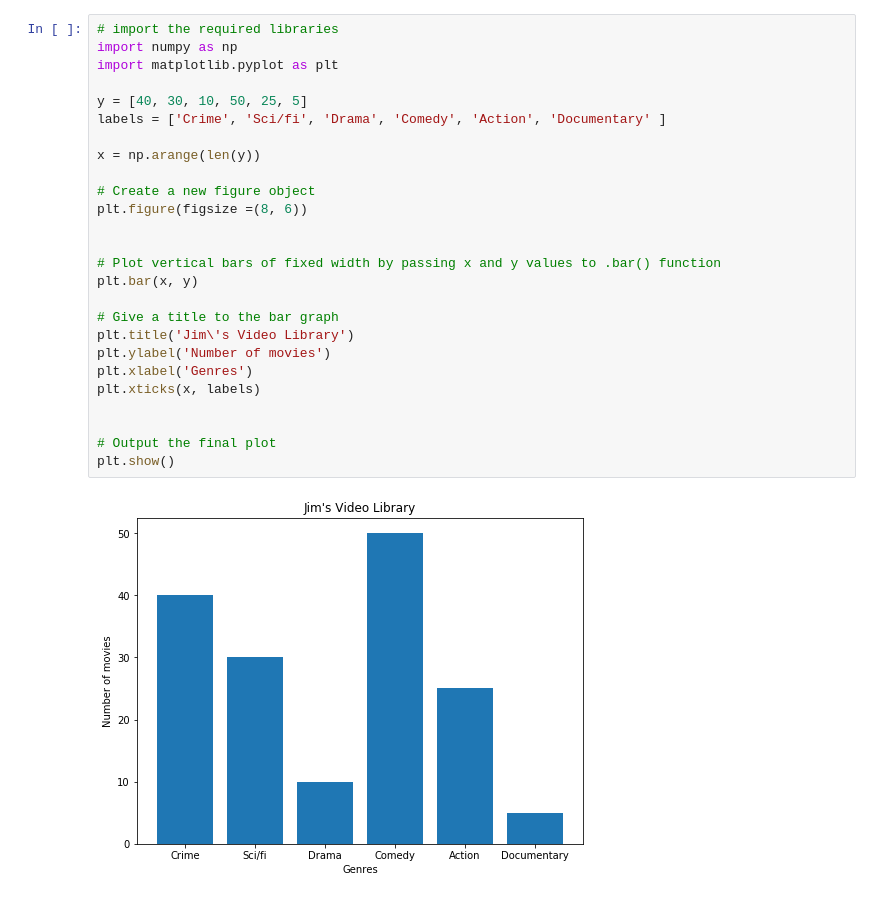
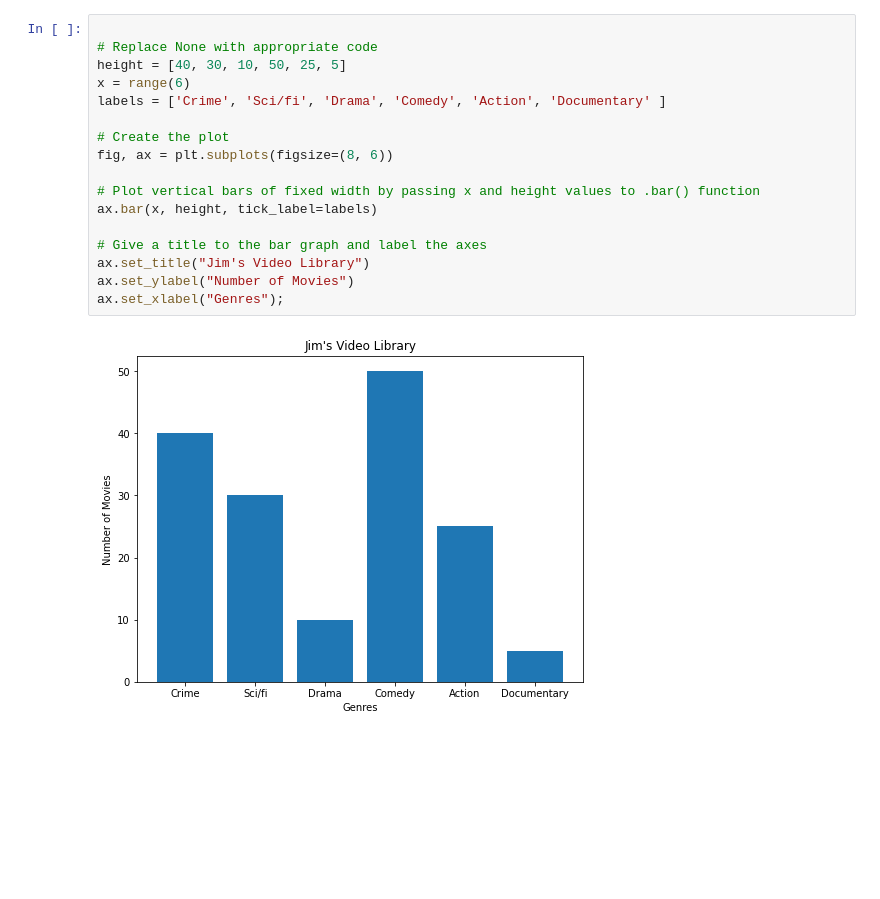
Before and after one commit to learn-co-curriculum/dsc-data-viz-lab, a Jupyter notebook: index.ipynb, the cells around one changed output. Saved outputs shown, nothing was run; the diff lists cells and outputs as text; blank space fills up the shorter version.

Commit message:
OO interface, desired plots embedded as images

```diff
--- a/index.ipynb
+++ b/index.ipynb
@@ -24,31 +36,22 @@ Make a vertical bar graph using `plt.bar()` for the following set of data:
 # %%
-# import the required libraries
-import numpy as np
-import matplotlib.pyplot as plt
 
-y = [40, 30, 10, 50, 25, 5]
+# Replace None with appropriate code
+height = [40, 30, 10, 50, 25, 5]
+x = range(6)
 labels = ['Crime', 'Sci/fi', 'Drama', 'Comedy', 'Action', 'Documentary' ]
 
-x = np.arange(len(y))
+# Create the plot
+fig, ax = plt.subplots(figsize=(8, 6))
 
-# Create a new figure object
-plt.figure(figsize =(8, 6))
+# Plot vertical bars of fixed width by passing x and height values to .bar() function
+ax.bar(x, height, tick_label=labels)
 
-
-# Plot vertical bars of fixed width by passing x and y values to .bar() function
-plt.bar(x, y)
-
-# Give a title to the bar graph
-plt.title('Jim\'s Video Library')
-plt.ylabel('Number of movies')
-plt.xlabel('Genres')
-plt.xticks(x, labels)
-
-
-# Output the final plot
-plt.show()
+# Give a title to the bar graph and label the axes
+ax.set_title("Jim's Video Library")
+ax.set_ylabel("Number of Movies")
+ax.set_xlabel("Genres");
 # %% [output]
-[figure, old version]
+[figure, new version]
 # %% [markdown]
 ## Exercise 2
 
```
Also changed, not shown: parts of 8 cells of this notebook, 10 other files.
